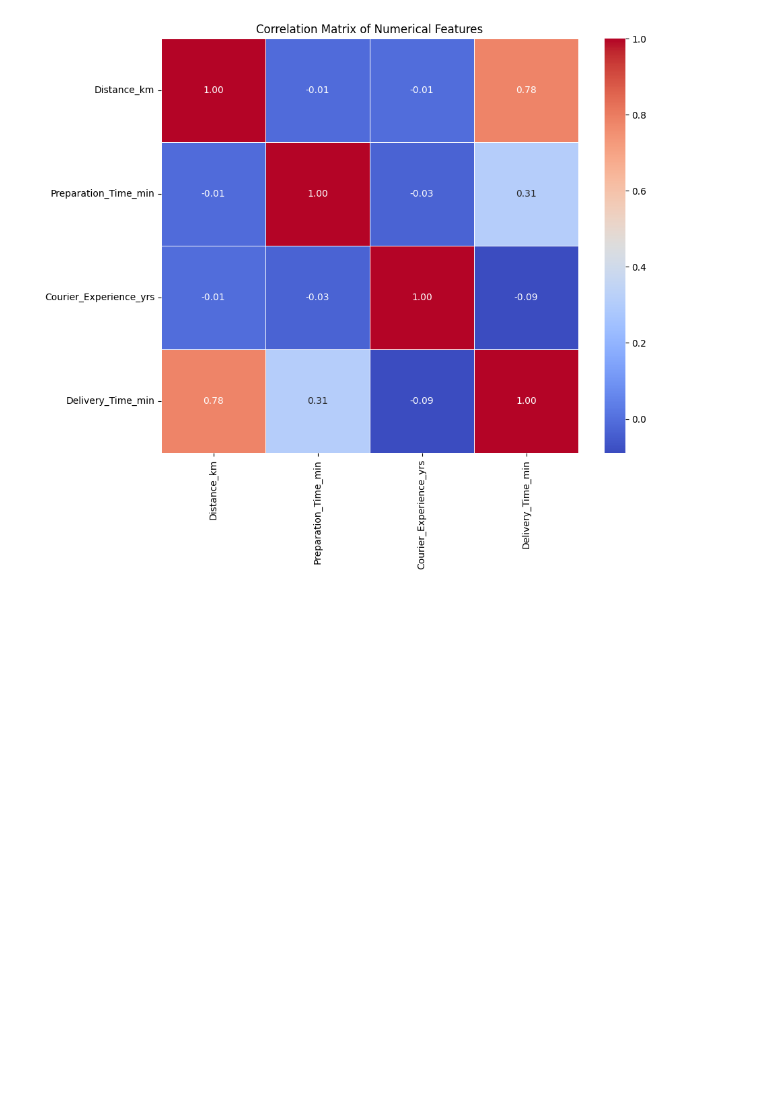
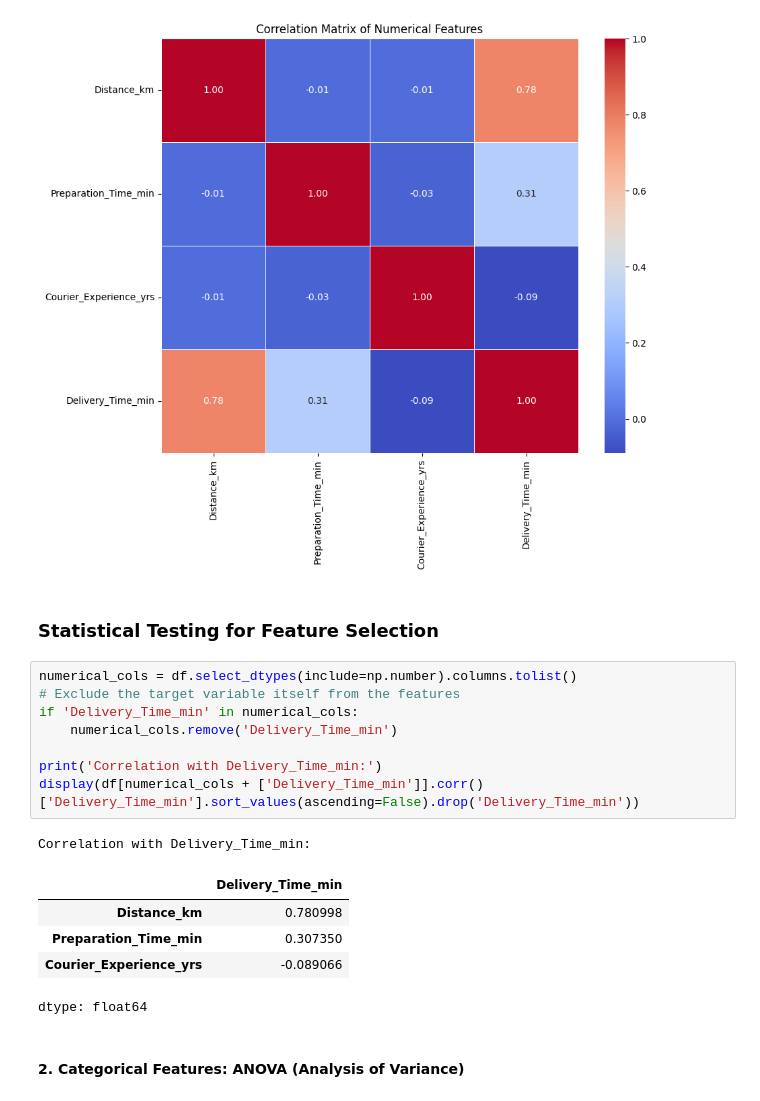
Before and after one commit to coder-priyanka01/Machine-Learning, a Jupyter notebook: Random_Forest.ipynb, the cells around one changed output. Saved outputs shown, nothing was run; the diff lists cells and outputs as text; blank space fills up the shorter version.

```diff
--- a/Random_Forest.ipynb
+++ b/Random_Forest.ipynb
@@ -125,3 +125,22 @@ plt.title('Correlation Matrix of Numerical Features')
 plt.show()
 # %% [output]
 [figure]
+# %% [markdown]
+### Statistical Testing for Feature Selection
+# %%
+numerical_cols = df.select_dtypes(include=np.number).columns.tolist()
+# Exclude the target variable itself from the features
+if 'Delivery_Time_min' in numerical_cols:
+    numerical_cols.remove('Delivery_Time_min')
+
+print('Correlation with Delivery_Time_min:')
+display(df[numerical_cols + ['Delivery_Time_min']].corr()['Delivery_Time_min'].sort_values(ascending=False).drop('Delivery_Time_min'))
+# %% [output]
+Correlation with Delivery_Time_min:
+|  | Delivery_Time_min |
+| Distance_km | 0.780998 |
+| Preparation_Time_min | 0.307350 |
+| Courier_Experience_yrs | -0.089066 |
+dtype: float64
+# %% [markdown]
+#### 2. Categorical Features: ANOVA (Analysis of Variance)
```
Also changed, not shown: parts of 8 cells of this notebook.
